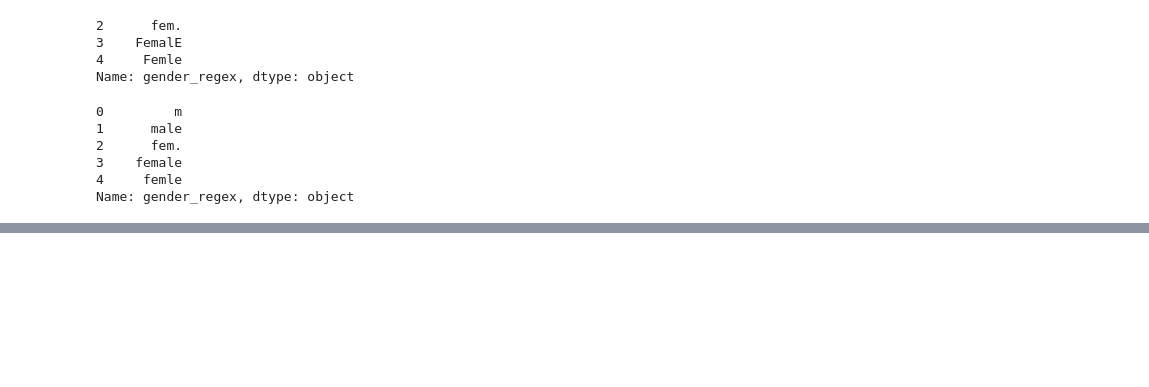
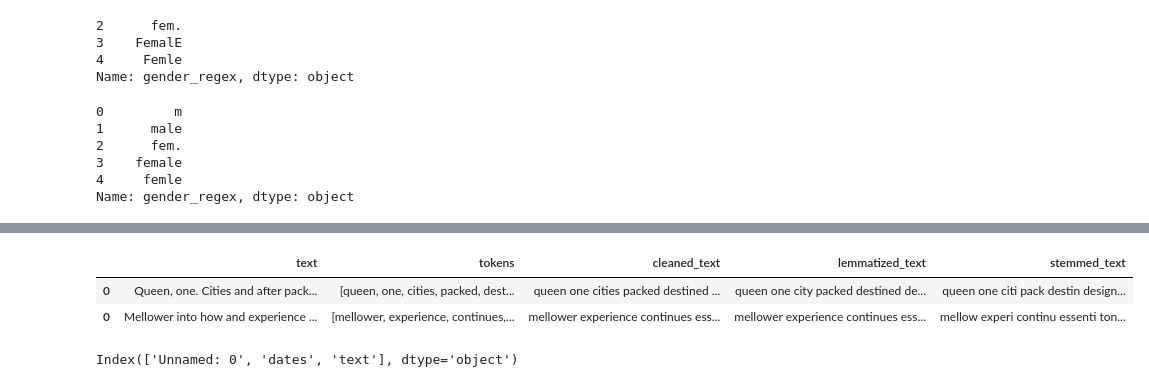
Before and after one commit to ZoeLeBlanc/IntroToDH2020, a Jupyter notebook: week9/Cleaning Data.ipynb, the cells around one changed output, grey strips where cells are left out. Drawn from its saved outputs; the diff is of its cells as text; code cells hidden in the pictures; blank space fills up the shorter version.

```diff
--- a/week9/Cleaning Data.ipynb
+++ b/week9/Cleaning Data.ipynb
@@ -38,0 +137,9 @@ Name: gender_regex, dtype: object
+# %%
+porter = PorterStemmer()
+# %%
+def stem_words(row):
+    stemmed_words = ''
+    for token in row.split(' '):
+        stemmed_words += porter.stem(token) + ' '
+    return stemmed_words
+large_df['stemmed_text'] = large_df.cleaned_text.apply(stem_words)
@@ -38,0 +150,4 @@ Name: gender_regex, dtype: object
+# %%
+from nltk.stem import WordNetLemmatizer
+nltk.download('wordnet')
+wordnet_lemmatizer = WordNetLemmatizer()
@@ -38,0 +157,13 @@ Name: gender_regex, dtype: object
+# %%
+def lemma_words(row):
+    lemmatized_words = ''
+    for token in row.split(' '):
+        lemmatized_words += wordnet_lemmatizer.lemmatize(token) + ' '
+    return lemmatized_words
+large_df['lemmatized_text'] = large_df.cleaned_text.apply(lemma_words)
+# %%
+large_df
+# %% [output]
+|  | text | tokens | cleaned_text | lemmatized_text | stemmed_text |
+| 0 | Queen, one. Cities and after pack... | [queen, one, cities, packed, dest... | queen one cities packed destined ... | queen one city packed destined de... | queen one citi pack destin design... |
+| 0 | Mellower into how and experience ... | [mellower, experience, continues,... | mellower experience continues ess... | mellower experience continues ess... | mellow experi continu essenti ton... |
@@ -38,0 +175,4 @@ Name: gender_regex, dtype: object
+# %%
+humanist_vols.columns
+# %% [output]
+Index(['Unnamed: 0', 'dates', 'text'], dtype='object')
```
Also changed, not shown: parts of 36 cells of this notebook, 6 other files.
